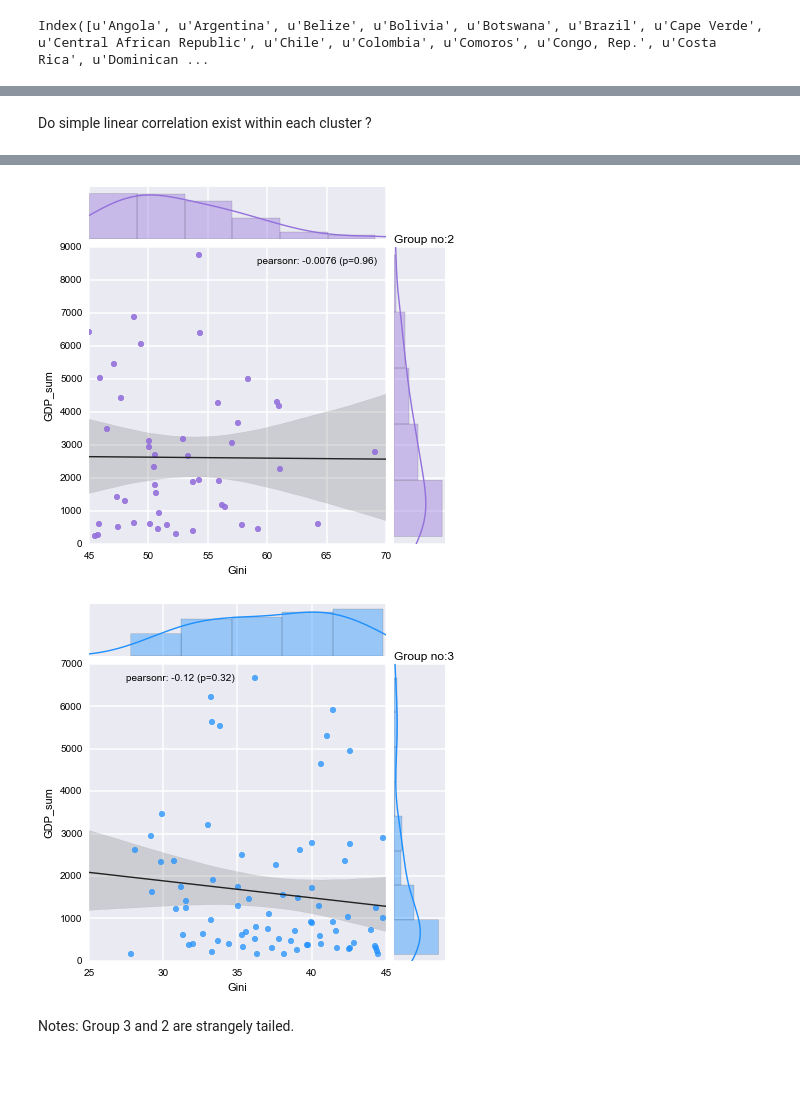
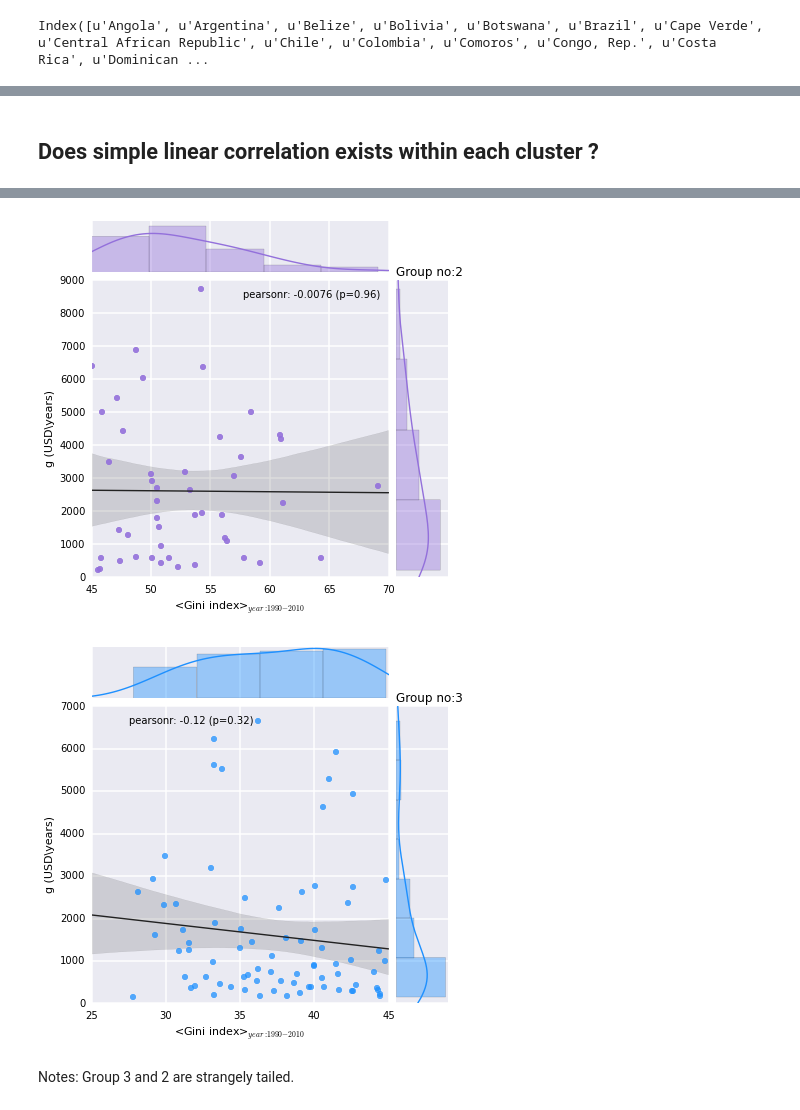
Before and after one commit to giulioungaretti/stats2013, a Jupyter notebook: Project2/Clustering.ipynb, the cells around one changed output, grey strips where cells are left out. Drawn from its saved outputs; the diff is of its cells as text; code cells hidden in the pictures; blank space fills up the shorter version.

```diff
--- a/Project2/Clustering.ipynb
+++ b/Project2/Clustering.ipynb
@@ -6,5 +8,13 @@ rcParams['figure.figsize'] = 10, 5 #in inches
 matplotlib.rcParams.update({'font.size': 14})
 import seaborn as sns
 from IPython.display import FileLink, FileLinks, Image
+import matplotlib.patheffects as PathEffects
+
+def norm(df, scale=1):
+    '''
+    normalize values of imput dataframe in range 0-1
+    '''
+    df_norm = (df - df.min()) / (df.max() - df.min())
+    return df_norm*scale
 # %% [output]
 Populating the interactive namespace from numpy and matplotlib
@@ -19,10 +27,12 @@ X = data[['Gini','GDP_sum_norm_100']]
 # %%
-k_means = KMeans(n_clusters=5,random_state=10)
+cluster = 5
+k_means = KMeans(n_clusters=cluster,random_state=10)
+
 k_means.fit(X);
 y_pred = k_means.predict(X)
 
-color_map =  cm.rainbow_r
-fig,ax = subplots()
+color_map =  cm.spectral
+fig,ax = subplots(figsize=(15,10))
 scatt = ax.scatter(X.Gini, X.GDP_sum_norm_100, c=y_pred, cmap = color_map)
 a = fig.colorbar(scatt,ticks=[0,1,2,3,4],label='group')
 
@@ -35,9 +45,11 @@ for label, x, y ,yp  in zip(data.index, data.Gini, data.GDP_sum_norm_100, y_pred
     ax.annotate(
         label[:3],
         xy = (x, y), xytext = (1,
-                               1),fontsize=11, weight= 'semibold',color='white', horizontalalignment='center',
+                               1),fontsize=11, weight= 'semibold', color='white', horizontalalignment='center',
         bbox = dict(color = c , alpha = .9),
         textcoords = 'offset points')
 ax.set_ylabel('g (USD\years)')
 ax.set_xlabel(r'<Gini index>$_{year: %.i - %.i }$ '%(1990,2010));
+
+fig.savefig("Overview.pdf")
 # %% [output]
@@ -98,0 +112,12 @@ Index([u'Luxembourg', u'Norway', u'Switzerland'], dtype='object')
+# %%
+## add population and unemployment to dataset
+data_folder = './data/'
+population = pd.read_csv(str(data_folder)+'total-population.csv',index_col=0, skipfooter=4)
+unemployment = pd.read_csv(str(data_folder)+'unemployment-total-of-total-labo.csv',index_col=0, skipfooter=4)
+
+year_lo =1990
+year_high = 2010
+population = population[(population.index >= year_lo) & (population.index <= year_high)]
+unemployment = unemployment[(unemployment.index >= year_lo) & (unemployment.index <= year_high)]
+data["pop_mean"]  = population.mean()
+data["unemployment"]  = unemployment.mean()
@@ -99,11 +251,13 @@ Index([u'Luxembourg', u'Norway', u'Switzerland'], dtype='object')
 # %% [markdown]
-Do simple linear correlation exist within each cluster ?
+## Does simple linear correlation exists within each cluster ?
 # %%
-props = [0,1,2,3] #group 4 excluded, poor statistic and obvious.
+props = range(0,cluster)
 colors = ['slategray','seagreen','MediumPurple','dodgerblue']
-for prop, color in zip(props,colors):
+for prop, color, ax  in zip(props,colors,axes):
     df = pd.DataFrame(data.GDP_sum[y_pred==prop],index=data.index[y_pred==prop].values)
     df['Gini'] = data.Gini[y_pred==prop]
-    ax = sns.regplot('Gini','GDP_sum',df, color=color )
+    sns.regplot('Gini','GDP_sum',df, color=color,ylabel='g (USD\years)',xlabel= r'<Gini index>$_{year: %.i - %.i }$ '%(1990,2010))
     title('Group no:{0}'.format(prop), loc='left')
+#     tight_layout()
+#     savefig("reg{0}.pdf".format(color))
 # %% [output]
@@ -112,5 +266,5 @@ for prop, color in zip(props,colors):
-[figure, old version]
+[figure, new version]
-[figure, old version]
+[figure, new version]
 # %% [markdown]
 Notes: Group 3 and 2 are strangely tailed.
 # %% [markdown]
```
Also changed, not shown: parts of 19 cells of this notebook, 2 other files.
